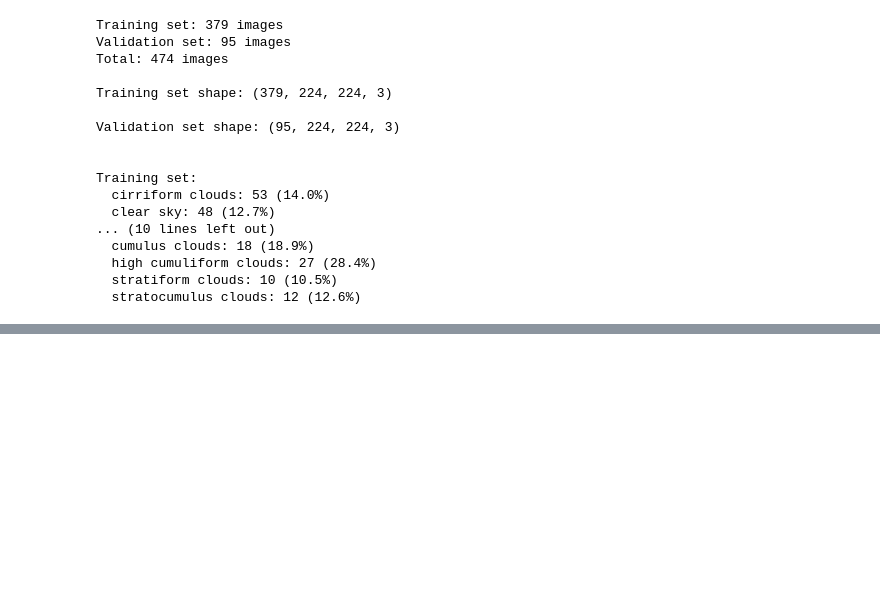
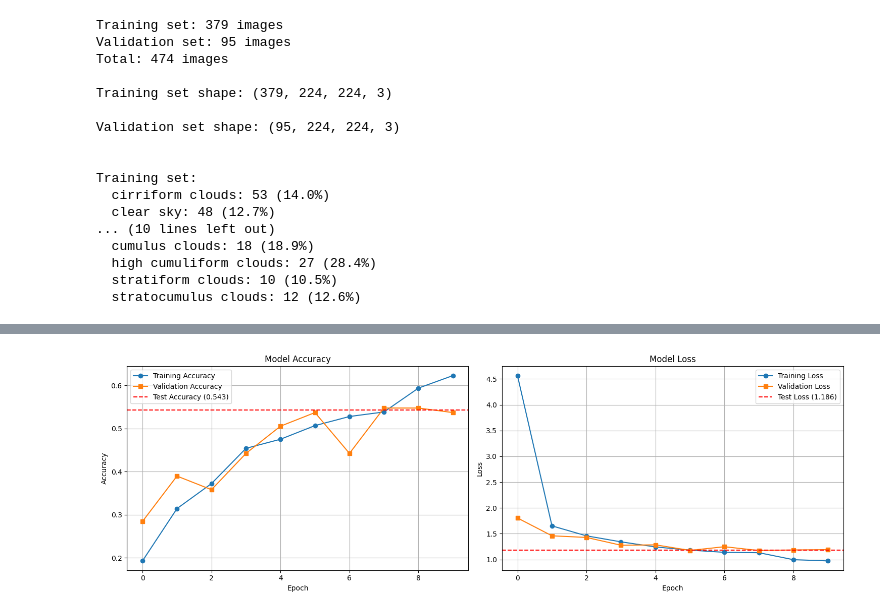
Before and after one commit to rtdtran/ai-cloud-identification, a Jupyter notebook: ai_cloud.ipynb, the cells around one changed output, grey strips where cells are left out. Cells and saved outputs as stored; diff of their text form; code cells hidden in the pictures; blank space fills up the shorter version.

```diff
--- a/ai_cloud.ipynb
+++ b/ai_cloud.ipynb
@@ -218,4 +304,5 @@ history = model.fit(X_train, y_train, epochs=10, validation_data=(X_val, y_val))
 # %%
 # Evaluate the model on the test set
-test_loss, test_acc = model.evaluate(test_images_array, test_labels_array)
-print(f"Test accuracy: {test_acc:.2f}")
+test_loss, test_acc = model.evaluate(test_images_array, test_labels_array, verbose=1)
+print(f"\n✓ Test Loss: {test_loss:.4f}")
+print(f"✓ Test Accuracy: {test_acc:.4f} ({test_acc*100:.2f}%)")
@@ -221,0 +314,28 @@ print(f"Test accuracy: {test_acc:.2f}")
+# %%
+# Plot training history
+fig, axes = plt.subplots(1, 2, figsize=(15, 5))
+
+# Plot accuracy
+axes[0].plot(history.history['accuracy'], label='Training Accuracy', marker='o')
+axes[0].plot(history.history['val_accuracy'], label='Validation Accuracy', marker='s')
+axes[0].axhline(y=test_acc, color='r', linestyle='--', label=f'Test Accuracy ({test_acc:.3f})')
+axes[0].set_xlabel('Epoch')
+axes[0].set_ylabel('Accuracy')
+axes[0].set_title('Model Accuracy')
+axes[0].legend()
+axes[0].grid(True)
+
+# Plot loss
+axes[1].plot(history.history['loss'], label='Training Loss', marker='o')
+axes[1].plot(history.history['val_loss'], label='Validation Loss', marker='s')
+axes[1].axhline(y=test_loss, color='r', linestyle='--', label=f'Test Loss ({test_loss:.3f})')
+axes[1].set_xlabel('Epoch')
+axes[1].set_ylabel('Loss')
+axes[1].set_title('Model Loss')
+axes[1].legend()
+axes[1].grid(True)
+
+plt.tight_layout()
+plt.show()
+# %% [output]
+[figure, added]
```
Also changed, not shown: parts of 8 cells of this notebook, 1 other file.
